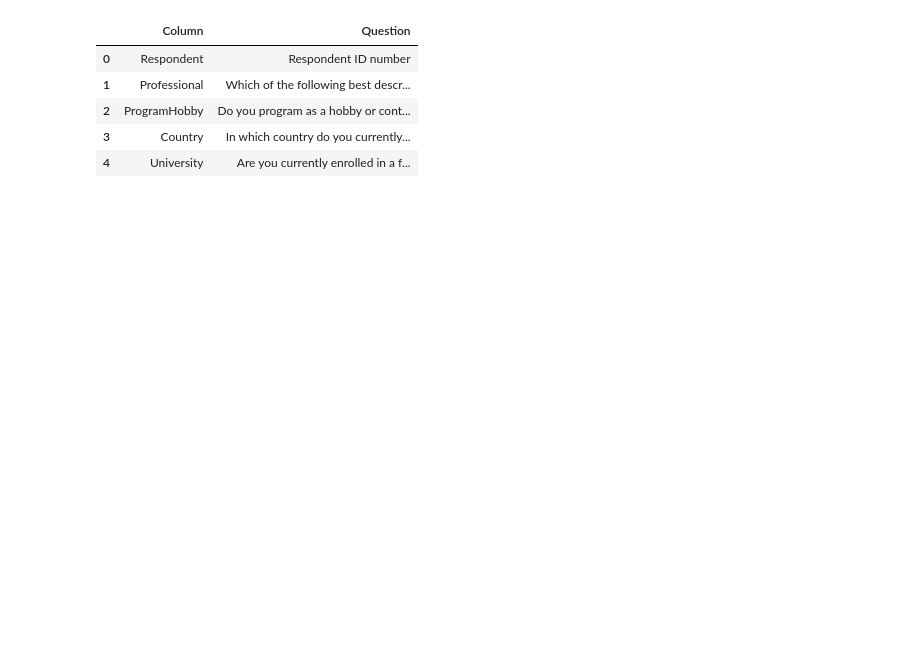
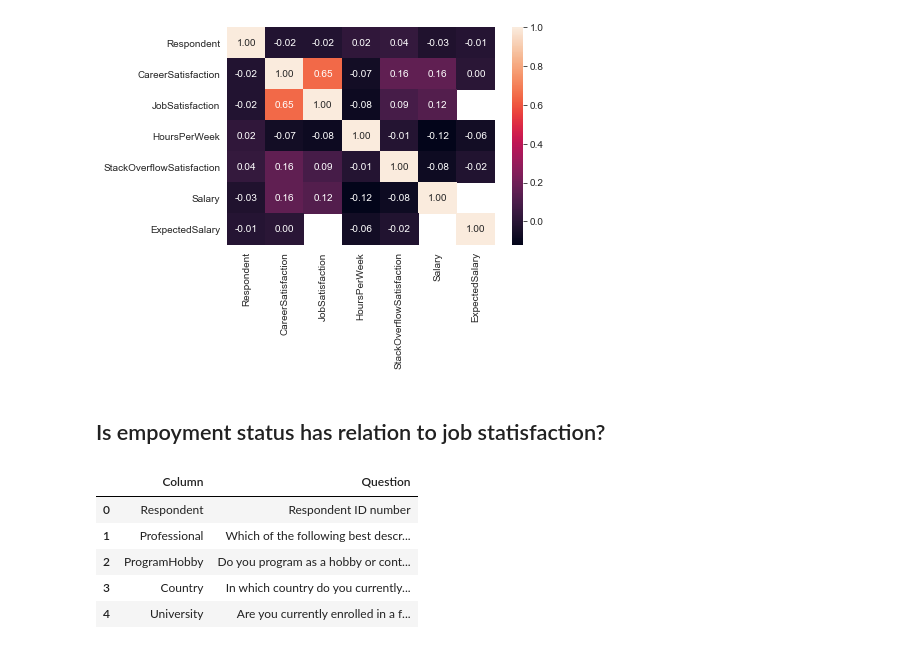
Before and after one commit to iamkamleshrangi/data_science_blog, a Jupyter notebook: data_science_blog.ipynb, the cells around one changed output. Cells and saved outputs as stored; diff of their text form; code cells hidden in the pictures; blank space fills up the shorter version.

```diff
--- a/data_science_blog.ipynb
+++ b/data_science_blog.ipynb
@@ -6 +44,7 @@ survey_df = pd.read_csv('survey-results-public.csv')
+# %%
+sns.heatmap(survey_df.corr(), annot=True, fmt=".2f");
+# %% [output]
+[figure, added]
+# %% [markdown]
+## Is empoyment status has relation to job statisfaction?
 # %%
```
Also changed, not shown: parts of 29 cells of this notebook.
